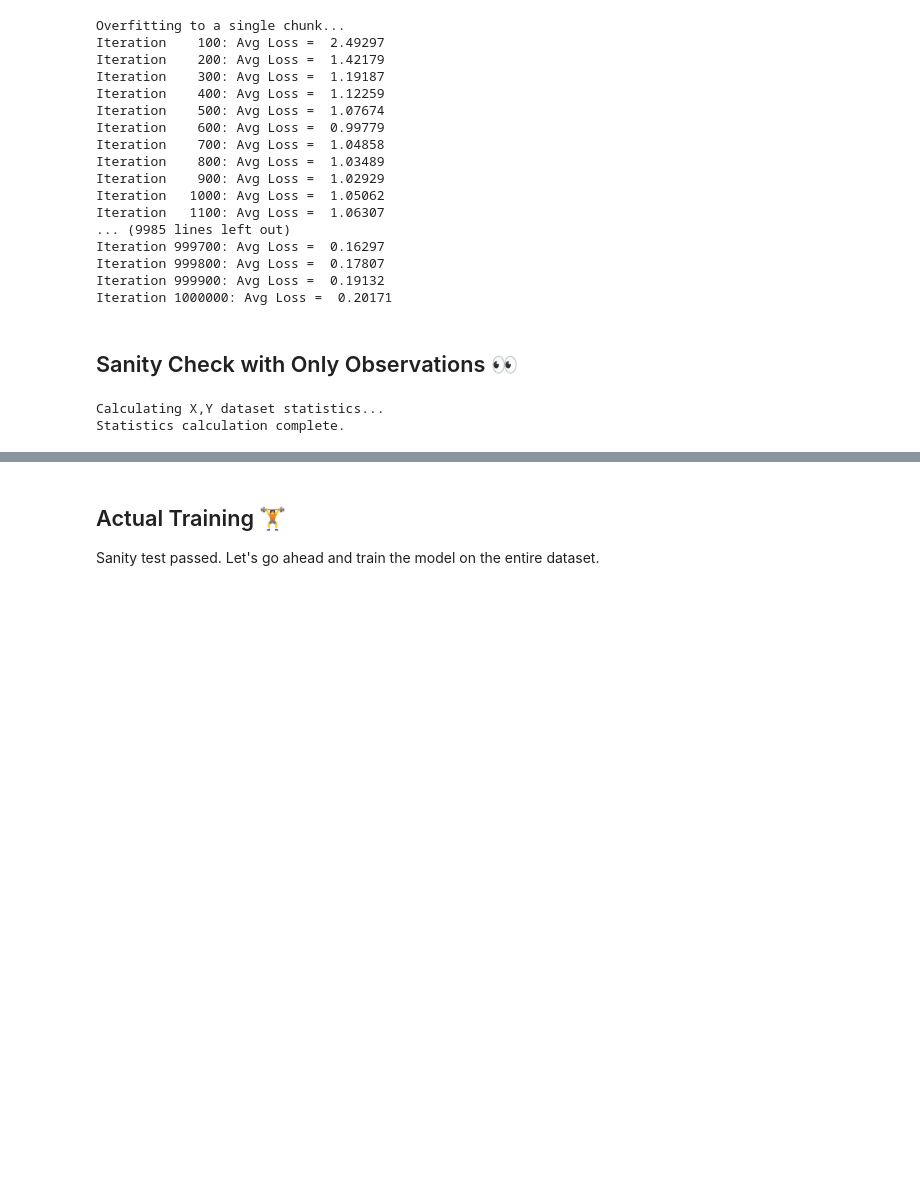
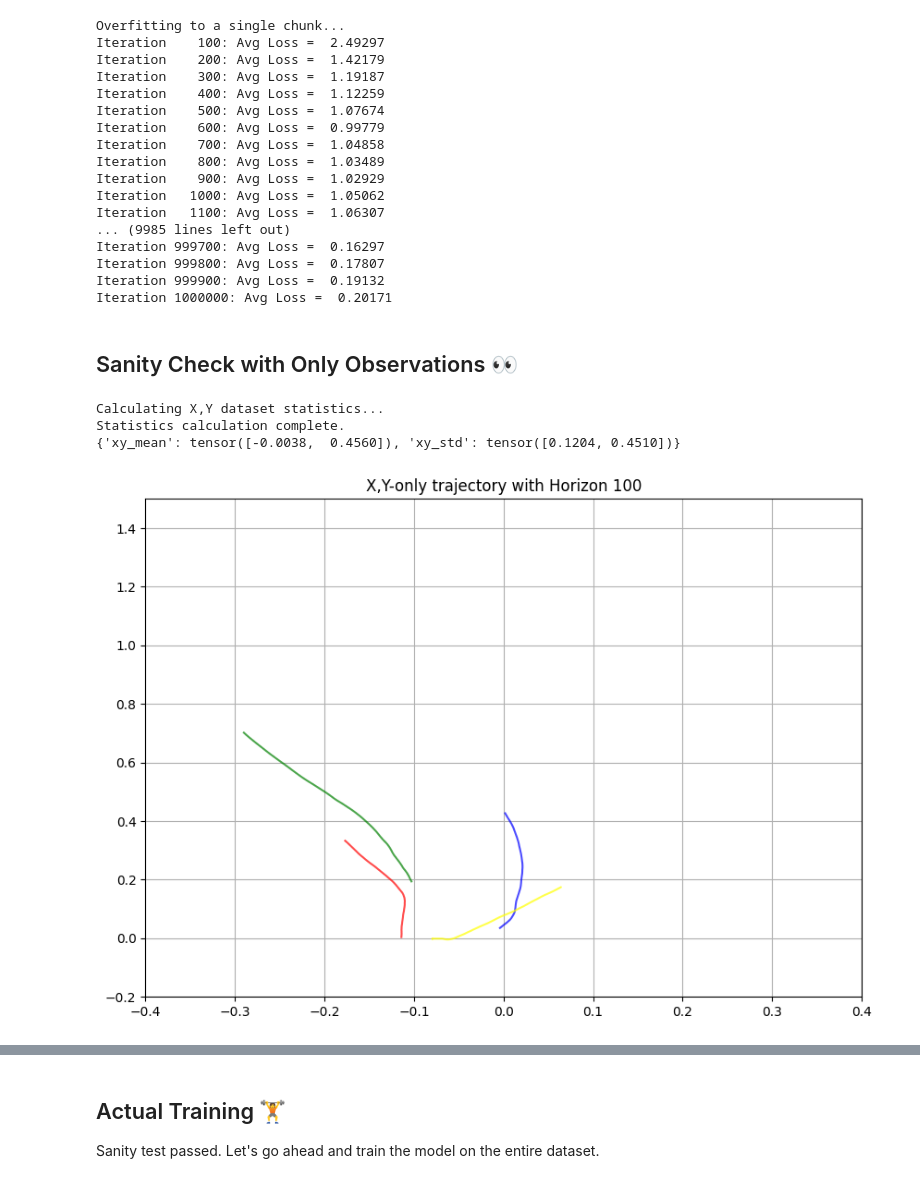
Before and after one commit to frankcholula/FRL-playground, a Jupyter notebook: src/notebooks/fm_bc.ipynb, the cells around one changed output, grey strips where cells are left out. Cells and saved outputs as stored; diff of their text form; code cells hidden in the pictures; blank space fills up the shorter version.

```diff
--- a/src/notebooks/fm_bc.ipynb
+++ b/src/notebooks/fm_bc.ipynb
@@ -102,7 +102,7 @@ horizon = 100
 obs_dim = 8
 action_dim = 2
 dataset_name = "LunarLanderContinuous-v3/ppo-1000-deterministic-v1"
-def visualize_chunk(ax, chunk, color, x_limits=(-0.4, 0.4), y_limits=(-0.2, 1.5), mode='line'):
+def visualize_chunk(ax, chunk, color, x_limits=(-0.4, 0.4), y_limits=(-0.2, 1.5), mode='line', obs_dim=8):
     # make sure chunk is horizon x obs_dim
     assert chunk.shape == (horizon , obs_dim,)
     x = chunk[:, 0].cpu().numpy()
@@ -458,22 +531,26 @@ def unnormalize_xy_trajectory(norm_xy_chunk, stats, horizon):
     reshaped_chunk = norm_xy_chunk.reshape(horizon, 2) # Reshape to (horizon, 2)
     unnorm_xy = (reshaped_chunk * xy_std) + xy_mean
     return unnorm_xy
-
-
-# Setup parameters
-device = "cuda" if torch.cuda.is_available() else "cpu"
-horizon = 100
-input_dim = horizon * 2  # The new, simpler input dimension
-hidden_dim = 256
-lr = 1e-4
-iterations = 20000 # A reasonable number of iterations for this simpler task
-log_interval = 1000
-
-# load the dataset and compute stats
-minari_dataset = minari.load_dataset(dataset_id="LunarLanderContinuous-v3/ppo-1000-deterministic-v1")
-dataset_stats = get_xy_dataset_stats(minari_dataset)
-for k, v in dataset_stats.items(): dataset_stats[k] = v.to(device)
-dataloader = DataLoader(minari_dataset, batch_size=512, shuffle=True, collate_fn=collate_fn)
-# %% [output]
-Calculating X,Y dataset statistics...
-Statistics calculation complete.
+# %%
+# load the dataset and compute stats
+fig, ax = plt.subplots(figsize=(10, 7))
+ax.set_title(f'X,Y-only trajectory with Horizon {horizon}')
+colors = ['red', 'green', 'blue', 'yellow']
+minari_dataset = minari.load_dataset(dataset_id="LunarLanderContinuous-v3/ppo-1000-deterministic-v1")
+dataset_stats = get_xy_dataset_stats(minari_dataset)
+for k, v in dataset_stats.items(): dataset_stats[k] = v.to(device)
+dataloader = DataLoader(minari_dataset, batch_size=256, shuffle=True, collate_fn=collate_fn)
+print(dataset_stats)
+for idx, batch in enumerate(dataloader):
+    processed_chunks = create_xy_chunks(batch, horizon, dataset_stats)
+    random_chunk = random.choice(processed_chunks)
+    assert random_chunk.shape == (horizon * 2,)
+    random_chunk = random_chunk.reshape(horizon, 2)
+    # Unnormalize the chunk for visualization
+    unnorm_xy = unnormalize_xy_trajectory(random_chunk, dataset_stats, horizon)
+    visualize_chunk(ax, unnorm_xy, color=colors[idx % len(colors)], mode='line', obs_dim=2)
+# %% [output]
+Calculating X,Y dataset statistics...
+Statistics calculation complete.
+{'xy_mean': tensor([-0.0038,  0.4560]), 'xy_std': tensor([0.1204, 0.4510])}
+[figure, added]
```
Also changed, not shown: parts of 11 cells of this notebook.
